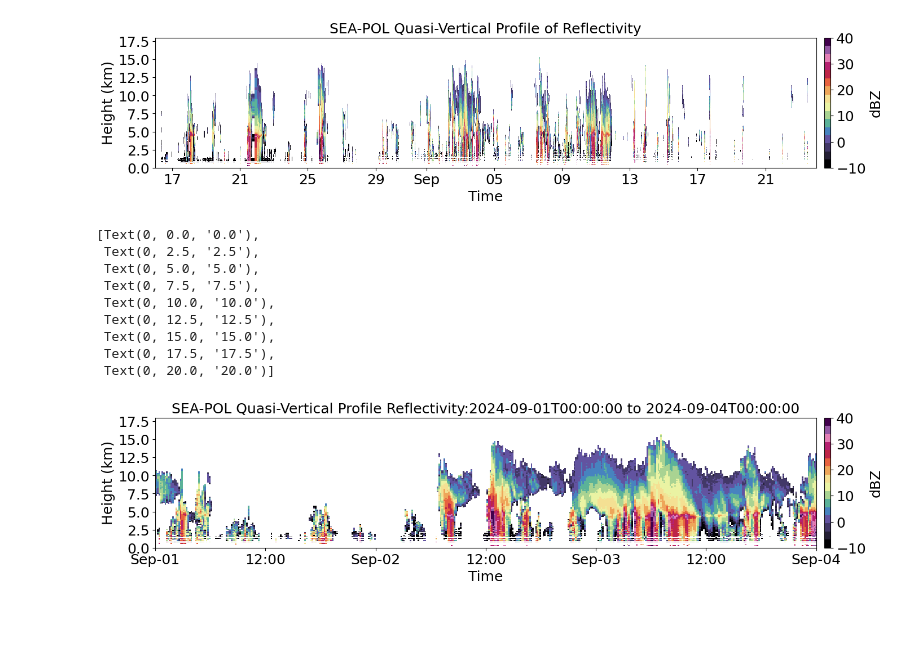
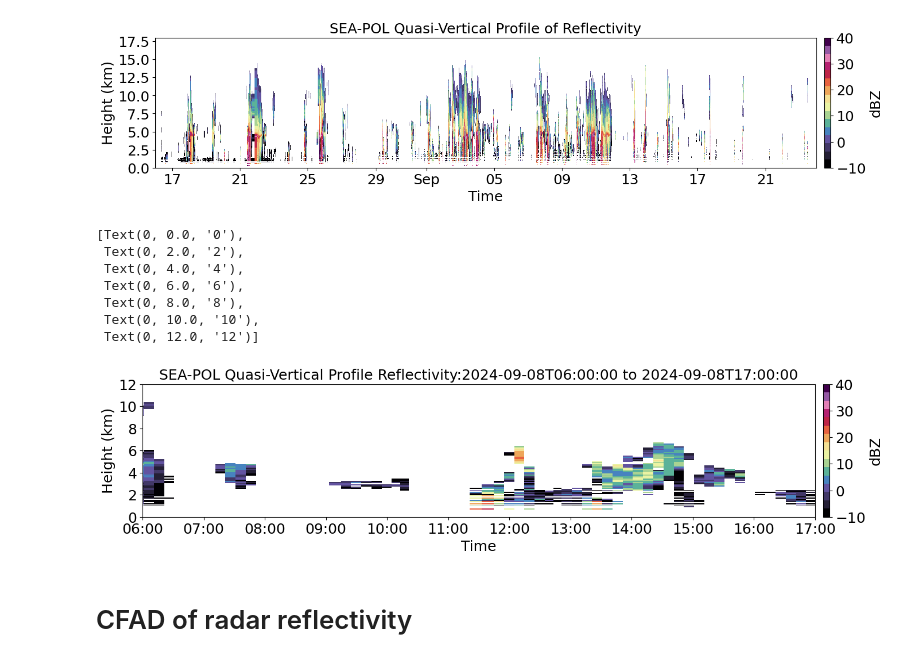
Before and after one commit to allison-wing/PICCOLO, a Jupyter notebook: process_SEAPOL_QVP.ipynb, the cells around one changed output. Drawn from its saved outputs; the diff is of its cells as text; code cells hidden in the pictures; blank space fills up the shorter version.

```diff
--- a/process_SEAPOL_QVP.ipynb
+++ b/process_SEAPOL_QVP.ipynb
@@ -210,8 +211,8 @@ ax.set_xlim(pd.to_datetime('2024-08-16T00:00:00'), pd.to_datetime('2024-09-24T00
 [figure]
 # %%
 # Search times
-time1 = np.datetime64('2024-09-01T00:00:00')
-time2 = np.datetime64('2024-09-04T00:00:00')
+time1 = np.datetime64('2024-09-08T06:00:00')
+time2 = np.datetime64('2024-09-08T17:00:00')
 
 #Find indices for start and end times
 index1 = np.abs(pd.to_datetime(qvp.time) - time1).argmin()
@@ -219,30 +220,30 @@ index2 = np.abs(pd.to_datetime(qvp.time) - time2).argmin()
 # %%
 #plot over time period
 fig,ax = plt.subplots(figsize=(18,3))
 cax = ax.pcolormesh(qvp.time[index1:index2+1], qvp.Z/1000, qvp.dbz_avg[index1:index2+1,:].transpose(), cmap=discrete_cmap, vmin=-10,vmax=40,shading='auto')
 ax.set_xlim(pd.to_datetime(time1), pd.to_datetime(time2))
-ax.set_ylim(0,18)
+ax.set_ylim(0,12)
 
 cbar = fig.colorbar(cax, ax=ax, orientation='vertical', pad=0.01)
 cbar.ax.tick_params(labelsize=18)
 cbar.set_ticks(np.linspace(-10,40,6))
 cbar.set_label('dBZ', fontsize=18)
 
 ax.set_title('SEA-POL Quasi-Vertical Profile Reflectivity:' + str(time1) + ' to ' + str(time2),fontsize=18)
 ax.xaxis.set_major_locator(mdates.AutoDateLocator())
 ax.xaxis.set_major_formatter(mdates.ConciseDateFormatter(ax.xaxis.get_major_locator()))
 ax.set_ylabel('Height (km)', fontsize=18)
 ax.set_xlabel('Time',fontsize=18)
 ax.set_xticklabels(ax.get_xticklabels(), fontsize=18)
 ax.set_yticklabels(ax.get_yticklabels(), fontsize=18)
 # %% [output]
-[Text(0, 0.0, '0.0'),
- Text(0, 2.5, '2.5'),
- Text(0, 5.0, '5.0'),
- Text(0, 7.5, '7.5'),
- Text(0, 10.0, '10.0'),
- Text(0, 12.5, '12.5'),
- Text(0, 15.0, '15.0'),
- Text(0, 17.5, '17.5'),
- Text(0, 20.0, '20.0')]
+[Text(0, 0.0, '0'),
+ Text(0, 2.0, '2'),
+ Text(0, 4.0, '4'),
+ Text(0, 6.0, '6'),
+ Text(0, 8.0, '8'),
+ Text(0, 10.0, '10'),
+ Text(0, 12.0, '12')]
-[figure, old version]
+[figure, new version]
+# %% [markdown]
+# CFAD of radar reflectivity
```
Also changed, not shown: parts of 4 cells of this notebook, 1 other file.
